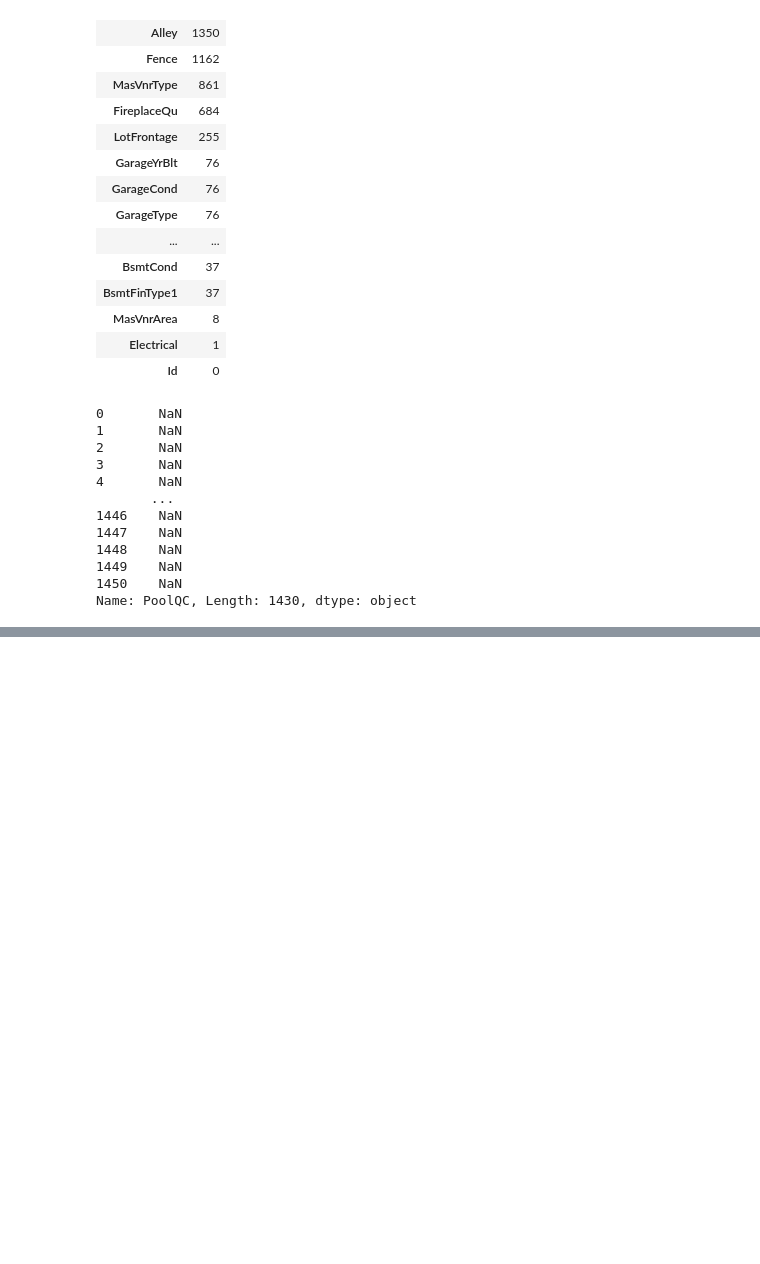
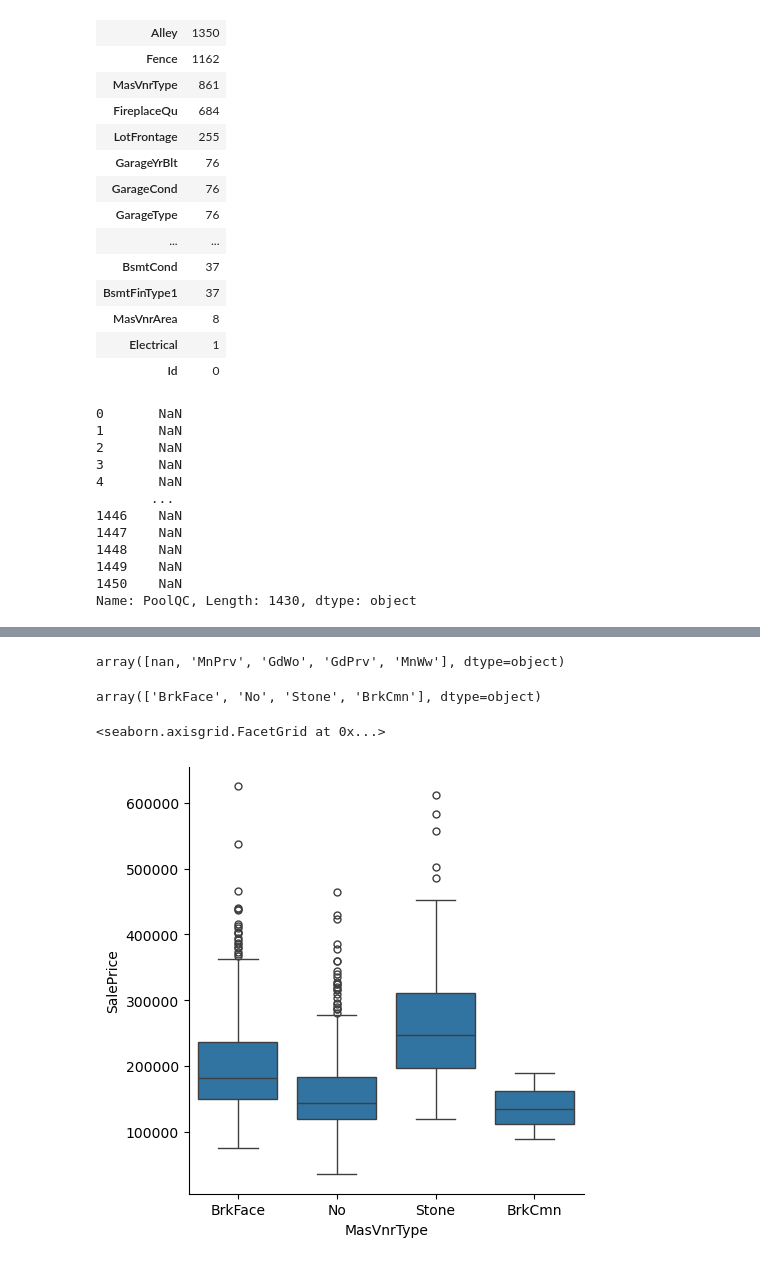
Before and after one commit to Generic-alias/jupyter-regressionmodel, a Jupyter notebook: houseregression.ipynb, the cells around one changed output, grey strips where cells are left out. Drawn from its saved outputs; the diff is of its cells as text; code cells hidden in the pictures; blank space fills up the shorter version.

```diff
--- a/houseregression.ipynb
+++ b/houseregression.ipynb
@@ -413,0 +445,19 @@ Name: PoolQC, Length: 1430, dtype: object
+# %%
+train_df['Fence'].unique()
+# %% [output]
+array([nan, 'MnPrv', 'GdWo', 'GdPrv', 'MnWw'], dtype=object)
+# %%
+train_df["Fence"]=train_df["Fence"].fillna('No')
+test_df["Fence"]=test_df["Fence"].fillna("No")
+# %%
+train_df["MasVnrType"].unique()
+# %% [output]
+array(['BrkFace', 'No', 'Stone', 'BrkCmn'], dtype=object)
+# %%
+train_df["MasVnrType"]=train_df["MasVnrType"].fillna('No')
+test_df["MasVnrType"]=test_df["MasVnrType"].fillna("No")
+# %%
+sns.catplot(x="MasVnrType",y="SalePrice",data=train_df,kind="box")
+# %% [output]
+<seaborn.axisgrid.FacetGrid at 0x...>
+[figure, added]
```
Also changed, not shown: parts of 12 cells of this notebook.
